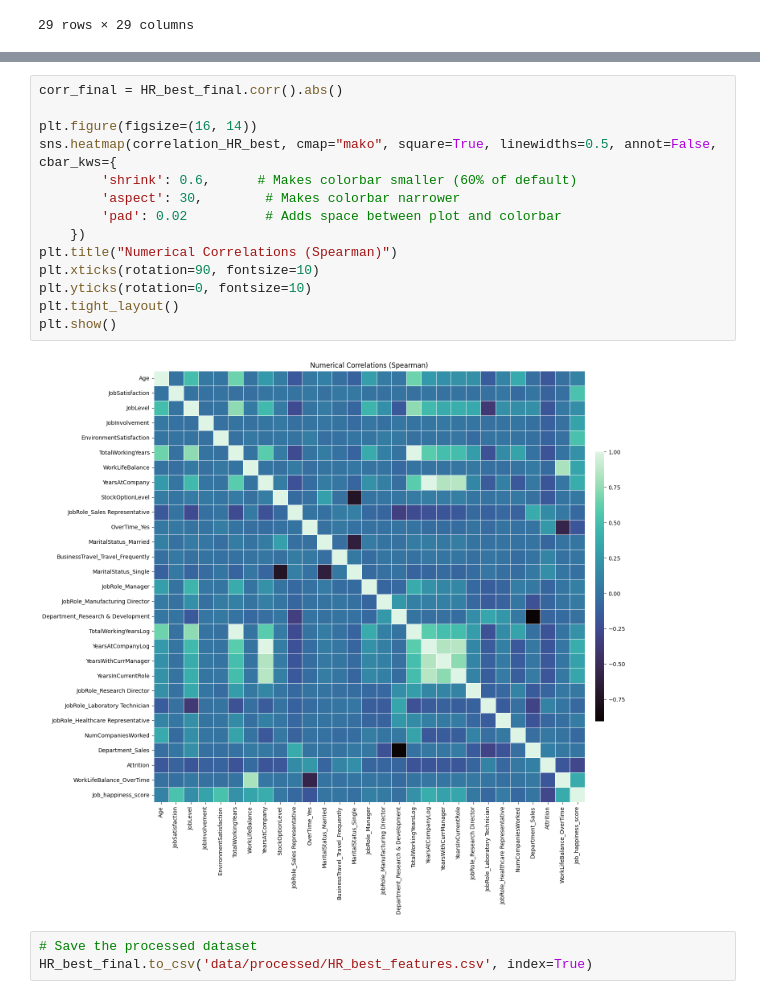
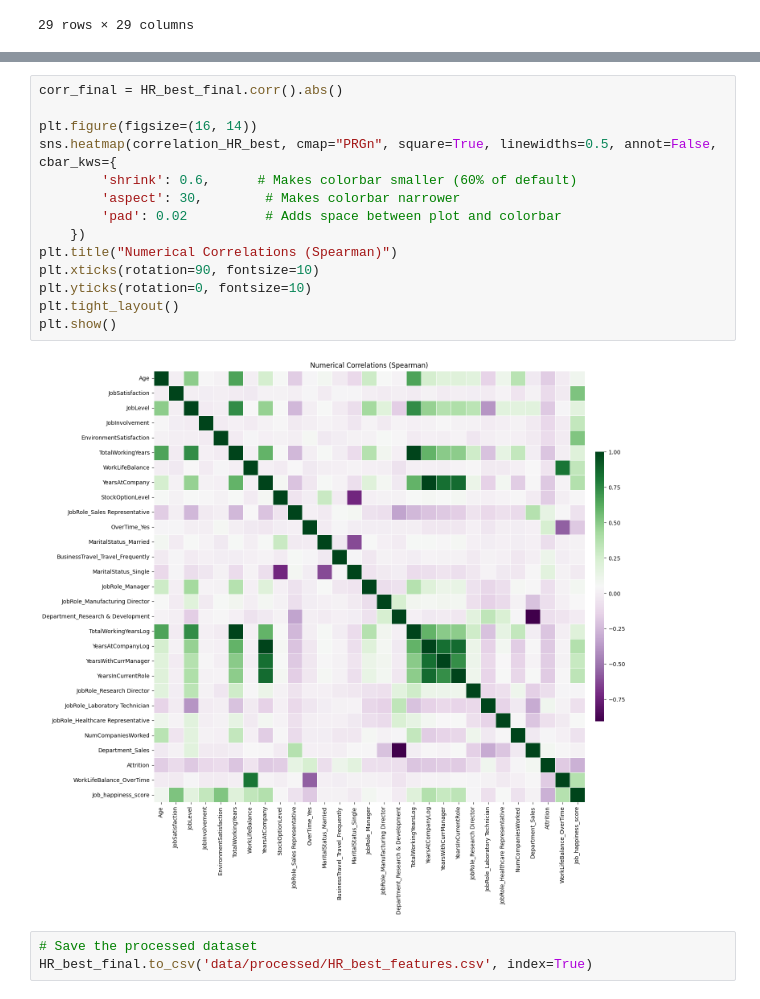
Before and after one commit to filipe-carmo/EDSB25_10, a Jupyter notebook: 3. Feature Eng and Feature Selection.ipynb, the cells around one changed output, grey strips where cells are left out. Saved outputs shown, nothing was run; the diff lists cells and outputs as text.

```diff
--- a/3. Feature Eng and Feature Selection.ipynb
+++ b/3. Feature Eng and Feature Selection.ipynb
@@ -554,19 +554,19 @@ Final dataset shape: (1470, 20)
 # %%
 corr_final = HR_best_final.corr().abs()
 
 plt.figure(figsize=(16, 14))
-sns.heatmap(correlation_HR_best, cmap="mako", square=True, linewidths=0.5, annot=False, cbar_kws={
+sns.heatmap(correlation_HR_best, cmap="PRGn", square=True, linewidths=0.5, annot=False, cbar_kws={
         'shrink': 0.6,      # Makes colorbar smaller (60% of default)
         'aspect': 30,        # Makes colorbar narrower
         'pad': 0.02          # Adds space between plot and colorbar
     })
 plt.title("Numerical Correlations (Spearman)")
 plt.xticks(rotation=90, fontsize=10)
 plt.yticks(rotation=0, fontsize=10)
 plt.tight_layout()
 plt.show()
 # %% [output]
-[figure, old version]
+[figure, new version]
 # %%
 # Save the processed dataset
 HR_best_final.to_csv('data/processed/HR_best_features.csv', index=True)
```
Also changed, not shown: parts of 5 cells of this notebook.
